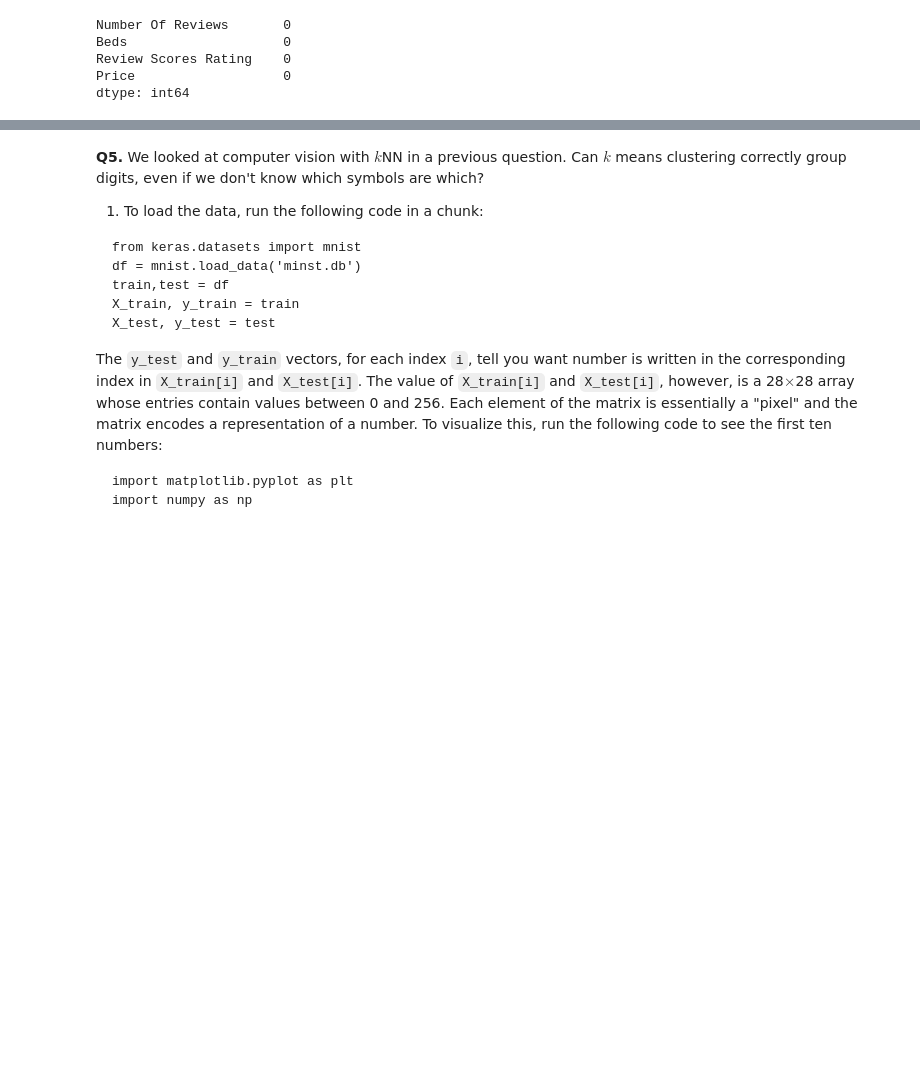
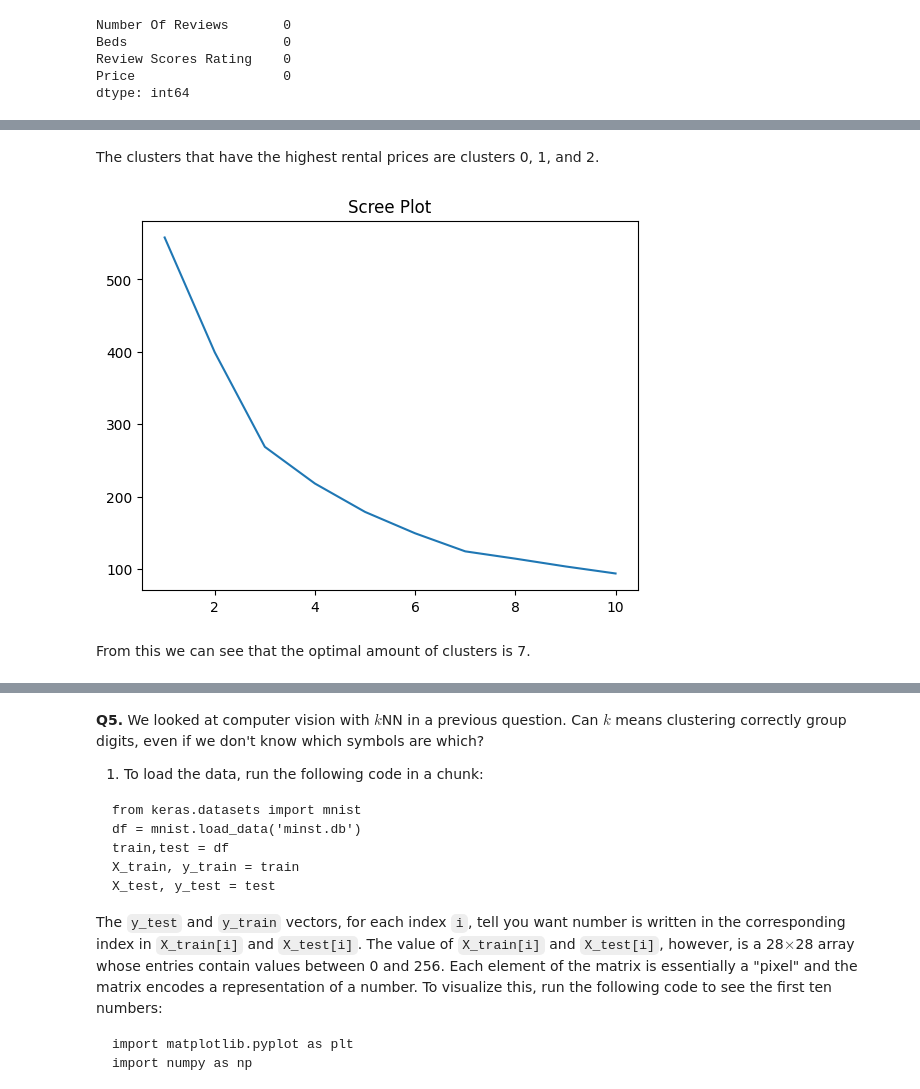
Before and after one commit to RyanErm/clustering, a Jupyter notebook: assignment/assignment_clustering.ipynb, the cells around one changed output, grey strips where cells are left out. Saved outputs shown, nothing was run; the diff lists cells and outputs as text; code cells hidden in the pictures; blank space fills up the shorter version.

```diff
--- a/assignment/assignment_clustering.ipynb
+++ b/assignment/assignment_clustering.ipynb
@@ -314,4 +314,6 @@ Beds                    0
 Review Scores Rating    0
 Price                   0
 dtype: int64
+# %%
+data_clean2 = data_clean
 # %%
@@ -319,0 +353,16 @@ KMeans(n_clusters=6, n_init=10, random_state=0)
+# %% [markdown]
+The clusters that have the highest rental prices are clusters 0, 1, and 2.
+# %%
+import numpy as np
+k_bar = 10
+SSE1 = []
+for k in range(k_bar):
+    model = KMeans(n_clusters=k+1, max_iter=300, n_init = 10, random_state=0)
+    model = model.fit(data_clean2[['Number Of Reviews', "Beds", "Review Scores Rating"]])
+    SSE1.append(model.inertia_)
+
+scree_plot = sns.lineplot(x=np.arange(1,k_bar+1), y=SSE1).set_title('Scree Plot')
+# %% [output]
+[figure, added]
+# %% [markdown]
+From this we can see that the optimal amount of clusters is 7.
```
Also changed, not shown: parts of 7 cells of this notebook.
